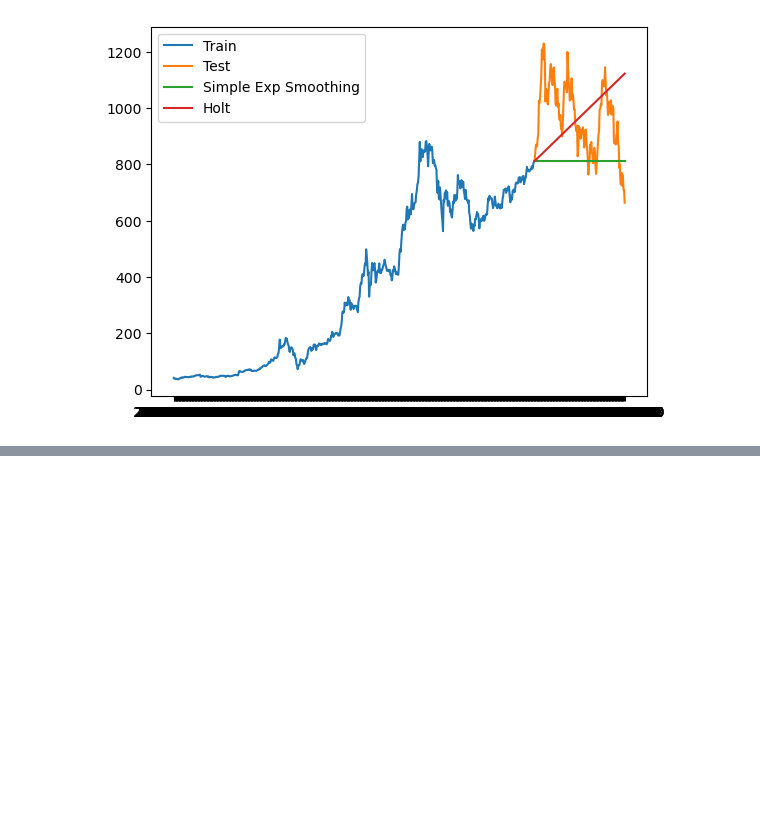
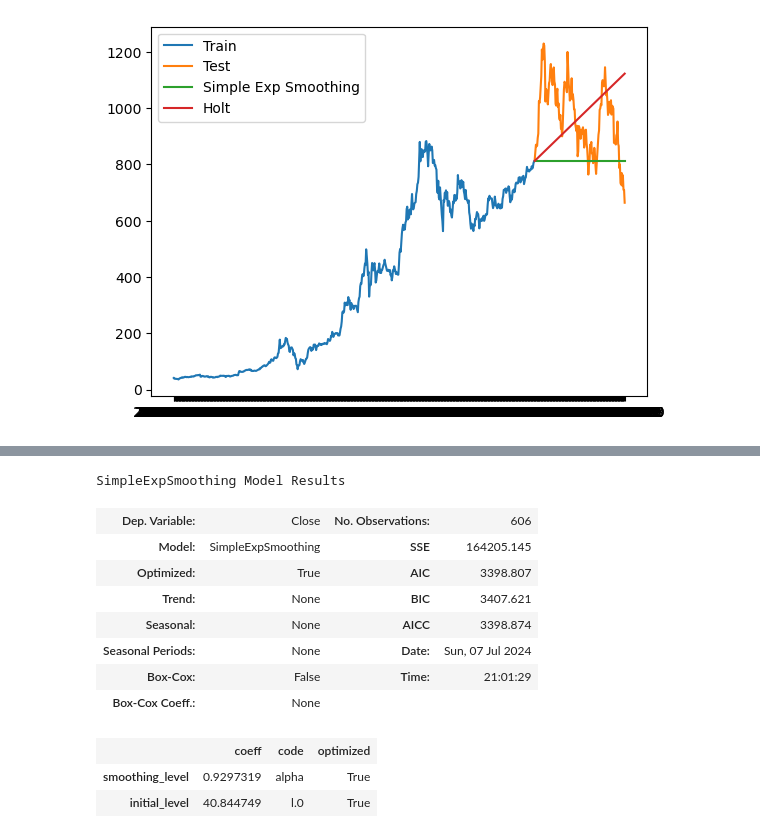
Before and after one commit to VaskarO/Time-series-analysis-and-forecasting, a Jupyter notebook: Holt_linear_trend.ipynb, the cells around one changed output, grey strips where cells are left out. Cells and saved outputs as stored; diff of their text form; code cells hidden in the pictures; blank space fills up the shorter version.

```diff
--- a/Holt_linear_trend.ipynb
+++ b/Holt_linear_trend.ipynb
@@ -40,0 +59,15 @@ plt.legend(loc= 'upper left')
+# %%
+simple_exp_model_fit.summary()
+# %% [output]
+SimpleExpSmoothing Model Results
+| Dep. Variable: | Close | No. Observations: | 606 |
+| Model: | SimpleExpSmoothing | SSE | 164205.145 |
+| Optimized: | True | AIC | 3398.807 |
+| Trend: | None | BIC | 3407.621 |
+| Seasonal: | None | AICC | 3398.874 |
+| Seasonal Periods: | None | Date: | Sun, 07 Jul 2024 |
+| Box-Cox: | False | Time: | 21:01:29 |
+| Box-Cox Coeff.: | None |  |  |
+|  | coeff | code | optimized |
+| smoothing_level | 0.9297319 | alpha | True |
+| initial_level | 40.844749 | l.0 | True |
```
Also changed, not shown: parts of 1 cell of this notebook.
